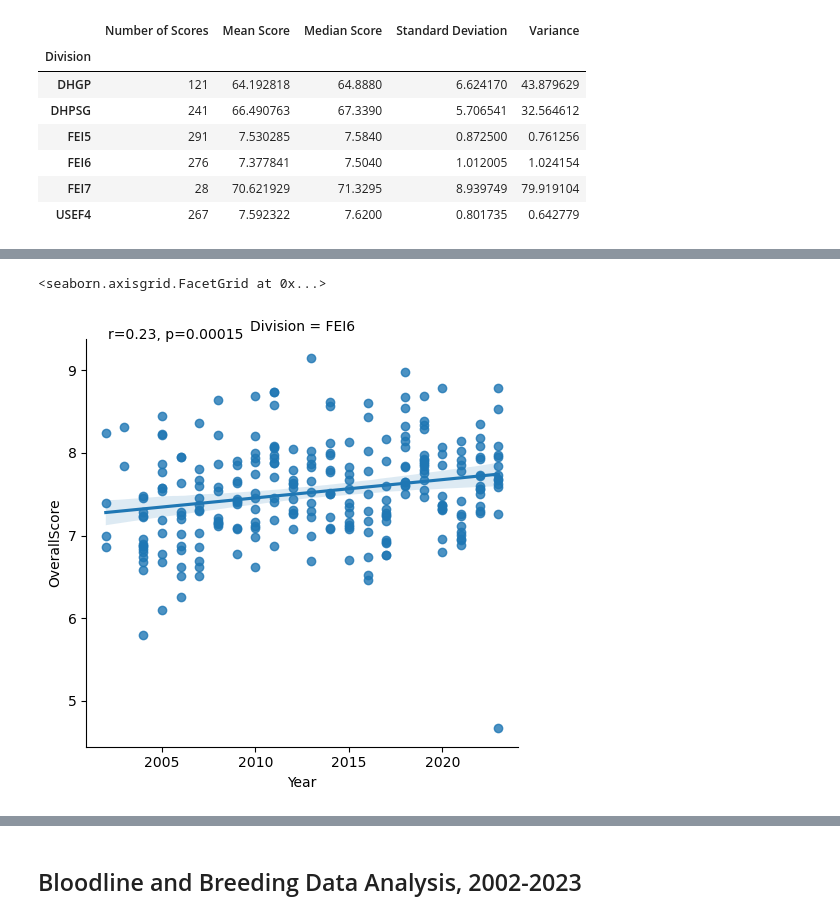
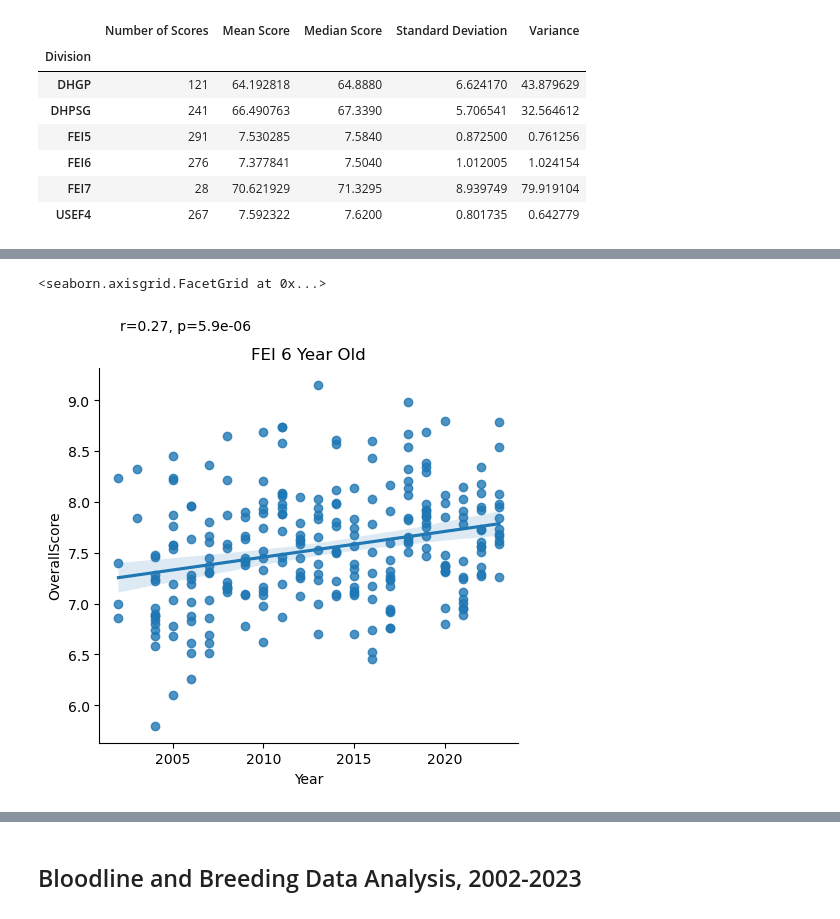
Before and after one commit to siobyrne/young-dressage-horse-program-analysis, a Jupyter notebook: younghorse.ipynb, the cells around one changed output, grey strips where cells are left out. Saved outputs shown, nothing was run; the diff lists cells and outputs as text; code cells hidden in the pictures.

```diff
--- a/younghorse.ipynb
+++ b/younghorse.ipynb
@@ -463,0 +502,20 @@ five.map_dataframe(annotate)
+# %%
+#  create linear regression model of FEI 6 Year Old scores
+
+six_year_old_scores = total_horses = championship_df.loc[(championship_df["Division"].str.contains("FEI6"))]
+
+# calculate IQR for column OverallScore
+Q1 = six_year_old_scores['OverallScore'].quantile(0.25)
+Q3 = six_year_old_scores['OverallScore'].quantile(0.75)
+IQR = Q3 - Q1
+
+# create boxplot to visualize outliers
+sns.boxplot(data=six_year_old_scores, x='Year', y='OverallScore').set(title='FEI 6 Year Old')
+
+# identify outliers
+threshold = 1.5
+outliers = six_year_old_scores[(six_year_old_scores['OverallScore'] < Q1 - threshold * IQR) | (six_year_old_scores['OverallScore'] > Q3 + threshold * IQR)]
+#print(outliers.to_markdown())
+
+# drop the outliers that are the result of horses participating in only one half of the competition, resulting in an artificially low score
+six_year_old_scores = six_year_old_scores.drop(six_year_old_scores[six_year_old_scores['OverallScore'] <= 5.7].index)
@@ -464,33 +541,17 @@ five.map_dataframe(annotate)
 # %%
-#  create linear regression model of FEI 6 Year Old scores
+# create scatterplot of FEI 6 Year Old division scores
 
-six_year_old_scores = total_horses = championship_df.loc[(championship_df["Division"].str.contains("FEI6"))]
-
-#calculate z-score for each overall score value
-z = np.abs(st.zscore(six_year_old_scores['OverallScore']))
-
-# identify outliers as those with a z-score above 3
-threshold = 3
-outliers = six_year_old_scores[z > threshold]
-
-# drop the outliers
-six_year_old_scores = six_year_old_scores.drop(outliers.index)
-
-# replace outliers with median value
-six_year_old_scores.loc[z > threshold, 'OverallScore'] = six_year_old_scores['OverallScore'].median()
-
-
-six = sns.lmplot(data=six_year_old_scores, x="Year", y="OverallScore", col="Division")
+six = sns.lmplot(data=six_year_old_scores, x="Year", y="OverallScore", col="Division").set(title='FEI 6 Year Old')
 def annotate(data, **kws):
     r, p = st.pearsonr(data['Year'], data['OverallScore'])
     six = plt.gca()
-    six.text(.05, 1.0, 'r={:.2f}, p={:.2g}'.format(r, p),
+    six.text(.05, 1.1, 'r={:.2f}, p={:.2g}'.format(r, p),
             transform=six.transAxes)
 
 six.map_dataframe(annotate)
 # %% [output]
 <seaborn.axisgrid.FacetGrid at 0x...>
-[figure, old version]
+[figure, new version]
 # %%
 # select scores for Developing PSG division
 dhpsg_scores = total_horses = championship_df.loc[(championship_df["Division"].str.contains("DHPSG"))]
```
Also changed, not shown: parts of 9 cells of this notebook.
